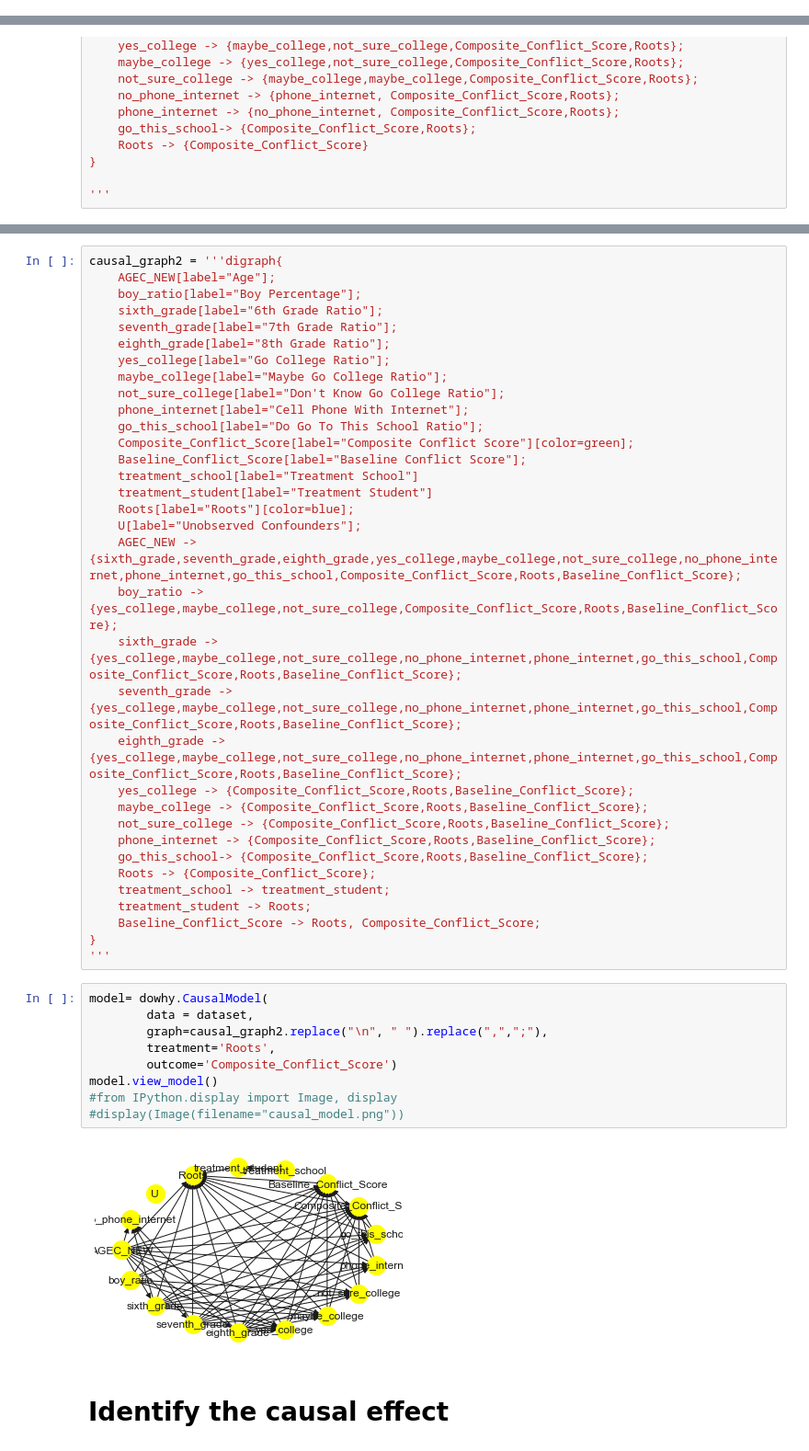
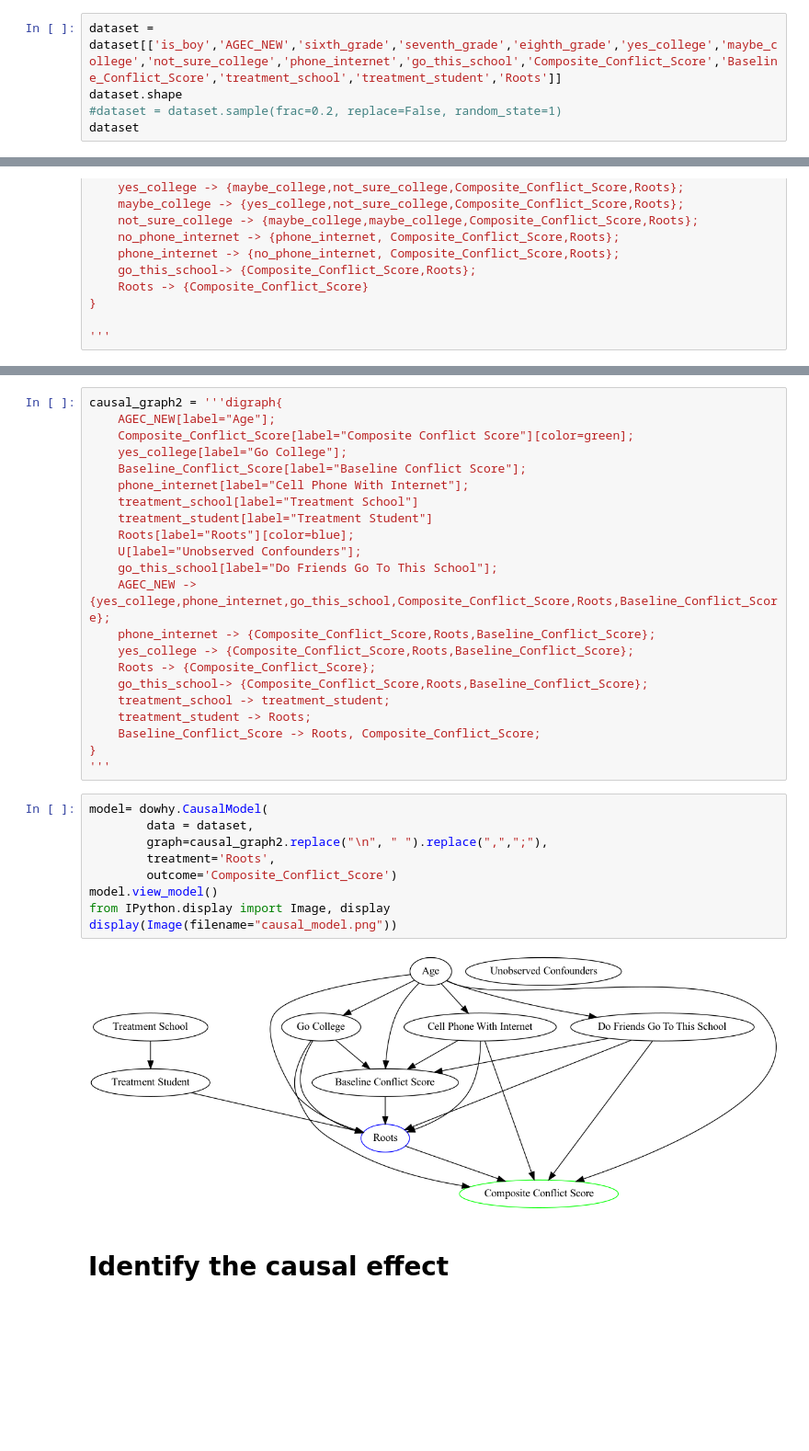
Before and after one commit to JipengSun/Causal_Inference_Anticonflict, a Jupyter notebook: student_level_causal_inference_pipeline.ipynb, the cells around one changed output, grey strips where cells are left out. Shown at 92% size. Cells and saved outputs as stored; diff of their text form; blank space fills up the shorter version.

```diff
--- a/student_level_causal_inference_pipeline.ipynb
+++ b/student_level_causal_inference_pipeline.ipynb
@@ -66,3 +66,8 @@ Index(['Unnamed: 0.1', 'SCHID', 'UID', 'ID', 'treatment_school',
        'TOMERE_(1) Yes', 'TOMESG_(1) Yes', 'TOMESU_(1) Yes',
        'Baseline_Conflict_Score', 'Roots_Mtgs', 'Roots'],
       dtype='object', length=773)
+# %%
+dataset = dataset[['is_boy','AGEC_NEW','sixth_grade','seventh_grade','eighth_grade','yes_college','maybe_college','not_sure_college','phone_internet','go_this_school','Composite_Conflict_Score','Baseline_Conflict_Score','treatment_school','treatment_student','Roots']]
+dataset.shape
+#dataset = dataset.sample(frac=0.2, replace=False, random_state=1)
+dataset
@@ -209,32 +222,20 @@ causal_graph = '''digraph{
 # %%
 causal_graph2 = '''digraph{
     AGEC_NEW[label="Age"];
-    boy_ratio[label="Boy Percentage"];
-    sixth_grade[label="6th Grade Ratio"];
-    seventh_grade[label="7th Grade Ratio"];
-    eighth_grade[label="8th Grade Ratio"];
-    yes_college[label="Go College Ratio"];
-    maybe_college[label="Maybe Go College Ratio"];
-    not_sure_college[label="Don't Know Go College Ratio"];
+    Composite_Conflict_Score[label="Composite Conflict Score"][color=green];
+    yes_college[label="Go College"];
+    Baseline_Conflict_Score[label="Baseline Conflict Score"];
     phone_internet[label="Cell Phone With Internet"];
-    go_this_school[label="Do Go To This School Ratio"];
-    Composite_Conflict_Score[label="Composite Conflict Score"][color=green];
-    Baseline_Conflict_Score[label="Baseline Conflict Score"];
     treatment_school[label="Treatment School"]
     treatment_student[label="Treatment Student"]
     Roots[label="Roots"][color=blue];
     U[label="Unobserved Confounders"];
-    AGEC_NEW -> {sixth_grade,seventh_grade,eighth_grade,yes_college,maybe_college,not_sure_college,no_phone_internet,phone_internet,go_this_school,Composite_Conflict_Score,Roots,Baseline_Conflict_Score};
-    boy_ratio -> {yes_college,maybe_college,not_sure_college,Composite_Conflict_Score,Roots,Baseline_Conflict_Score};
-    sixth_grade -> {yes_college,maybe_college,not_sure_college,no_phone_internet,phone_internet,go_this_school,Composite_Conflict_Score,Roots,Baseline_Conflict_Score};
-    seventh_grade -> {yes_college,maybe_college,not_sure_college,no_phone_internet,phone_internet,go_this_school,Composite_Conflict_Score,Roots,Baseline_Conflict_Score};
-    eighth_grade -> {yes_college,maybe_college,not_sure_college,no_phone_internet,phone_internet,go_this_school,Composite_Conflict_Score,Roots,Baseline_Conflict_Score};
+    go_this_school[label="Do Friends Go To This School"];
+    AGEC_NEW -> {yes_college,phone_internet,go_this_school,Composite_Conflict_Score,Roots,Baseline_Conflict_Score};
+    phone_internet -> {Composite_Conflict_Score,Roots,Baseline_Conflict_Score};
     yes_college -> {Composite_Conflict_Score,Roots,Baseline_Conflict_Score};
-    maybe_college -> {Composite_Conflict_Score,Roots,Baseline_Conflict_Score};
-    not_sure_college -> {Composite_Conflict_Score,Roots,Baseline_Conflict_Score};
-    phone_internet -> {Composite_Conflict_Score,Roots,Baseline_Conflict_Score};
+    Roots -> {Composite_Conflict_Score};
     go_this_school-> {Composite_Conflict_Score,Roots,Baseline_Conflict_Score};
-    Roots -> {Composite_Conflict_Score};
     treatment_school -> treatment_student;
     treatment_student -> Roots;
     Baseline_Conflict_Score -> Roots, Composite_Conflict_Score;
@@ -243,14 +244,14 @@ causal_graph2 = '''digraph{
 # %%
 model= dowhy.CausalModel(
         data = dataset,
         graph=causal_graph2.replace("\n", " ").replace(",",";"),
         treatment='Roots',
         outcome='Composite_Conflict_Score')
 model.view_model()
-#from IPython.display import Image, display
-#display(Image(filename="causal_model.png"))
+from IPython.display import Image, display
+display(Image(filename="causal_model.png"))
 # %% [output]
-[figure, old version]
+[figure, new version]
 # %% [markdown]
 # Identify the causal effect
 # %%
```
Also changed, not shown: parts of 16 cells of this notebook, 3 other files.
